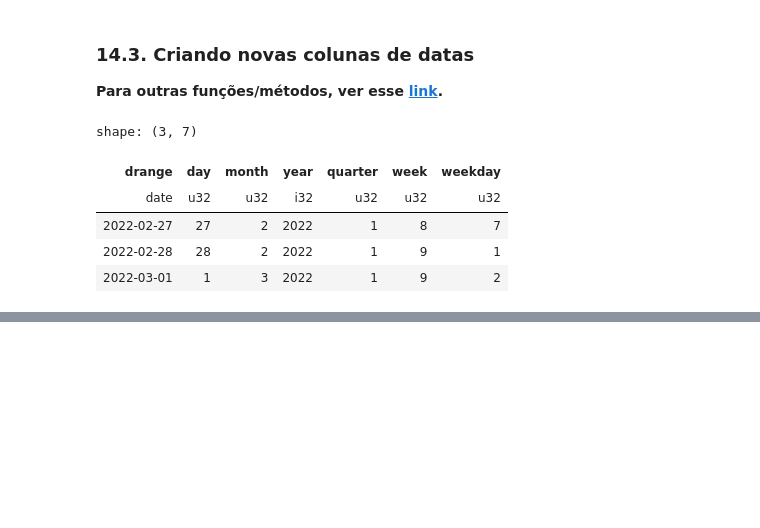
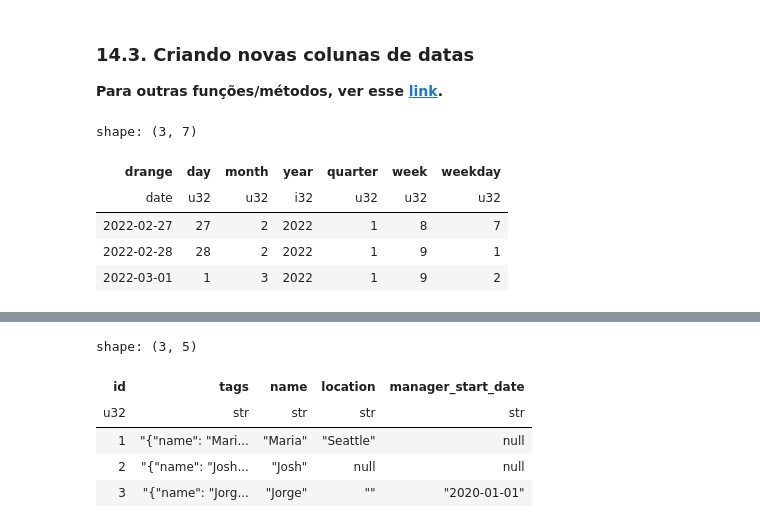
Before and after one commit to barbosarafael/polars_python_test, a Jupyter notebook: 01-notebook/01-polars_notebook.ipynb, the cells around one changed output, grey strips where cells are left out. Drawn from its saved outputs; the diff is of its cells as text; code cells hidden in the pictures; blank space fills up the shorter version.

```diff
--- a/01-notebook/01-polars_notebook.ipynb
+++ b/01-notebook/01-polars_notebook.ipynb
@@ -922,0 +965,37 @@ shape: (3, 7)
+# %%
+import json
+
+
+json_list = [
+    """{"name": "Maria",
+        "position": "developer",
+        "office": "Seattle"}""",
+    """{"name": "Josh",
+        "position": "analyst",
+        "termination_date": "2020-01-01"}""",
+    """{"name": "Jorge",
+        "position": "architect",
+        "office": "",
+        "manager_st_dt": "2020-01-01"}""",
+]
+
+df = DataFrame(
+    {
+        'tags': json_list,
+    }
+).with_row_count('id', 1)
+# %%
+#---- Abrindo o JSON em cada uma das chaves
+
+df.with_columns([
+    col('tags').str.json_path_match(r'$.name').alias('name'),
+    col('tags').str.json_path_match(r'$.office').alias('location'),
+    col('tags').str.json_path_match(r'$.manager_st_dt').alias('manager_start_date'),
+])
+# %% [output]
+shape: (3, 5)
+| id | tags | name | location | manager_start_date |
+| u32 | str | str | str | str |
+| 1 | "{"name": "Mari... | "Maria" | "Seattle" | null |
+| 2 | "{"name": "Josh... | "Josh" | null | null |
+| 3 | "{"name": "Jorg... | "Jorge" | "" | "2020-01-01" |
```
Also changed, not shown: parts of 12 cells of this notebook, 4 other files.
